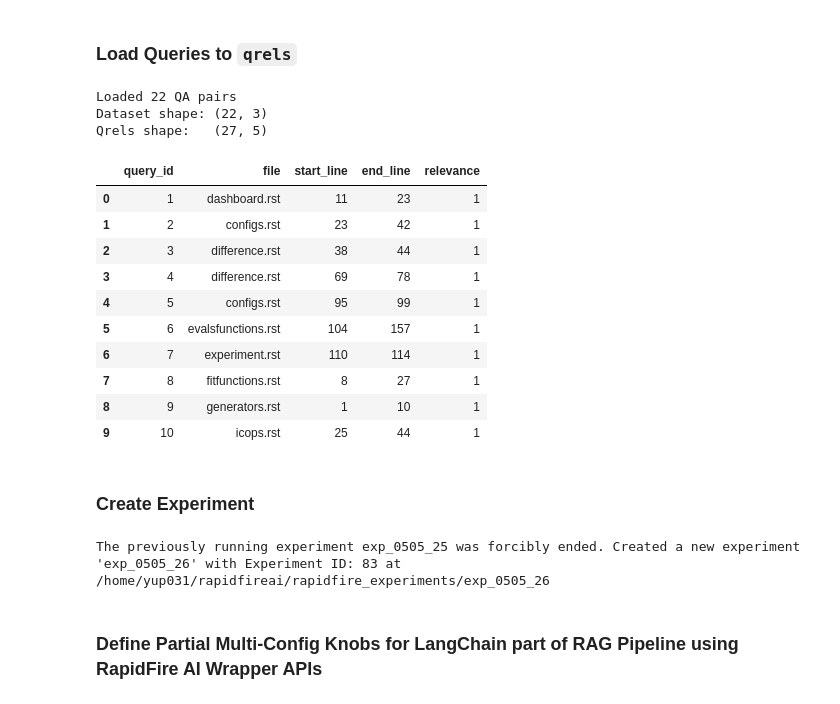
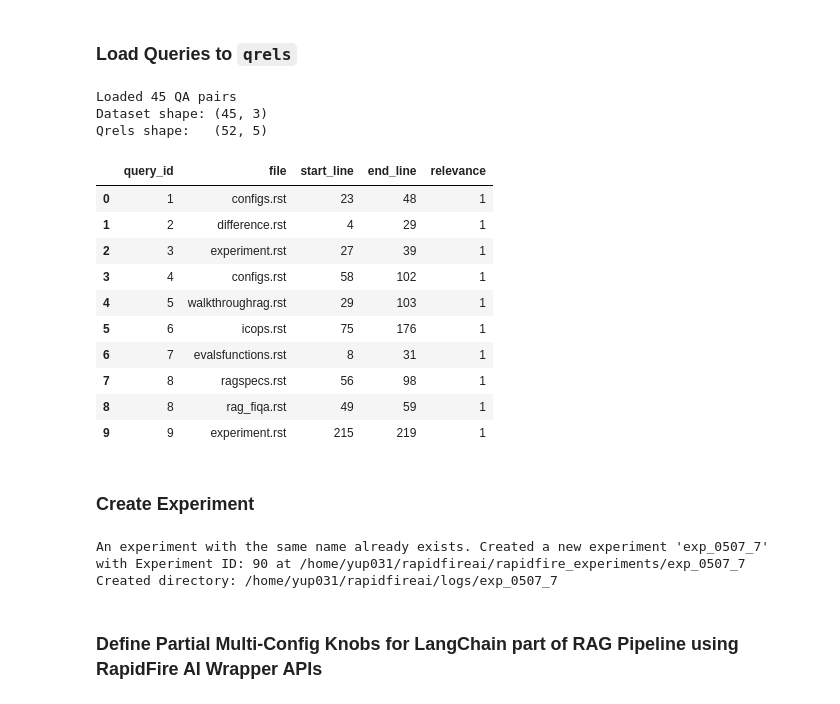
Before and after one commit to panxyz123/RAG-Context-Engineering-Project, a Jupyter notebook: RAG_Experiments_merge.ipynb, the cells around one changed output. Cells and saved outputs as stored; diff of their text form; code cells hidden in the pictures.

Commit message:
Fianl Experiments Saved

```diff
--- a/RAG_Experiments_merge.ipynb
+++ b/RAG_Experiments_merge.ipynb
@@ -58,9 +58,9 @@ from datasets import Dataset
 from pathlib import Path
 
 # Load golden QA pairs from validation set
-# validation_file = Path("~/Project1/validation-set-golden-qa-pairs.json").expanduser()
+validation_file = Path("~/Project1/validation-set-golden-qa-pairs.json").expanduser()
 # test on self generated QA pairs
-validation_file = Path("/home/yup031/Project1/Golden QA Pair Generation/[FINAL] Golden_QA_Pairs.json").expanduser()
+# validation_file = Path("/home/yup031/Project1/Golden QA Pair Generation/[FINAL] Golden_QA_Pairs.json").expanduser()
 with open(validation_file, "r") as f:
     qa_pairs = json.load(f)
 
@@ -77,54 +77,55 @@ queries = Dataset.from_dict(queries).shuffle(seed=42)
 # Build qrels: one row per (query_id, evidence span).
 # lines is normalised to a strict 2-element [start_line, end_line] list so it
 # is always compatible with project1_eval.to_spans({file, lines: [s, e]}).
 qrels_data = []
 for qa in qa_pairs:
     query_id = str(qa["question_id"])
     for evidence in qa["source_evidence"]:
         raw_lines = evidence.get("lines", [])
         if len(raw_lines) >= 2:
             start_line, end_line = int(min(raw_lines)), int(max(raw_lines))
         elif len(raw_lines) == 1:
             start_line = end_line = int(raw_lines[0])
         else:
             # No line info — skip; a span with unknown bounds cannot be evaluated
             continue
         qrels_data.append({
             "query_id":   query_id,
             "file":       Path(evidence.get("file", "")).name,
             "start_line": start_line,
             "end_line":   end_line,
             "relevance":  1,
         })
 
 qrels = pd.DataFrame(qrels_data)
 print(f"Loaded {len(qa_pairs)} QA pairs")
 print(f"Dataset shape: {queries.shape}")
 print(f"Qrels shape:   {qrels.shape}")
 qrels.head(10)
 # %% [output]
-Loaded 22 QA pairs
-Dataset shape: (22, 3)
-Qrels shape:   (27, 5)
+Loaded 45 QA pairs
+Dataset shape: (45, 3)
+Qrels shape:   (52, 5)
 |  | query_id | file | start_line | end_line | relevance |
-| 0 | 1 | dashboard.rst | 11 | 23 | 1 |
-| 1 | 2 | configs.rst | 23 | 42 | 1 |
-| 2 | 3 | difference.rst | 38 | 44 | 1 |
-| 3 | 4 | difference.rst | 69 | 78 | 1 |
-| 4 | 5 | configs.rst | 95 | 99 | 1 |
-| 5 | 6 | evalsfunctions.rst | 104 | 157 | 1 |
-| 6 | 7 | experiment.rst | 110 | 114 | 1 |
-| 7 | 8 | fitfunctions.rst | 8 | 27 | 1 |
-| 8 | 9 | generators.rst | 1 | 10 | 1 |
-| 9 | 10 | icops.rst | 25 | 44 | 1 |
+| 0 | 1 | configs.rst | 23 | 48 | 1 |
+| 1 | 2 | difference.rst | 4 | 29 | 1 |
+| 2 | 3 | experiment.rst | 27 | 39 | 1 |
+| 3 | 4 | configs.rst | 58 | 102 | 1 |
+| 4 | 5 | walkthroughrag.rst | 29 | 103 | 1 |
+| 5 | 6 | icops.rst | 75 | 176 | 1 |
+| 6 | 7 | evalsfunctions.rst | 8 | 31 | 1 |
+| 7 | 8 | ragspecs.rst | 56 | 98 | 1 |
+| 8 | 8 | rag_fiqa.rst | 49 | 59 | 1 |
+| 9 | 9 | experiment.rst | 215 | 219 | 1 |
 # %% [markdown]
 ### Create Experiment
 # %%
 # from rapidfireai import Experiment
-my_experiment = "exp_0505_1"
+my_experiment = "exp_0507_1"
 experiment = Experiment(experiment_name=my_experiment, mode="evals")
 # %% [output]
-The previously running experiment exp_0505_25 was forcibly ended. Created a new experiment 'exp_0505_26' with Experiment ID: 83 at /home/yup031/rapidfireai/rapidfire_experiments/exp_0505_26
+An experiment with the same name already exists. Created a new experiment 'exp_0507_7' with Experiment ID: 90 at /home/yup031/rapidfireai/rapidfire_experiments/exp_0507_7
+Created directory: /home/yup031/rapidfireai/logs/exp_0507_7
 # %% [markdown]
 ### Define Partial Multi-Config Knobs for LangChain part of RAG Pipeline using RapidFire AI Wrapper APIs
 # %%
```
Also changed, not shown: parts of 7 cells of this notebook, 2 other files.
